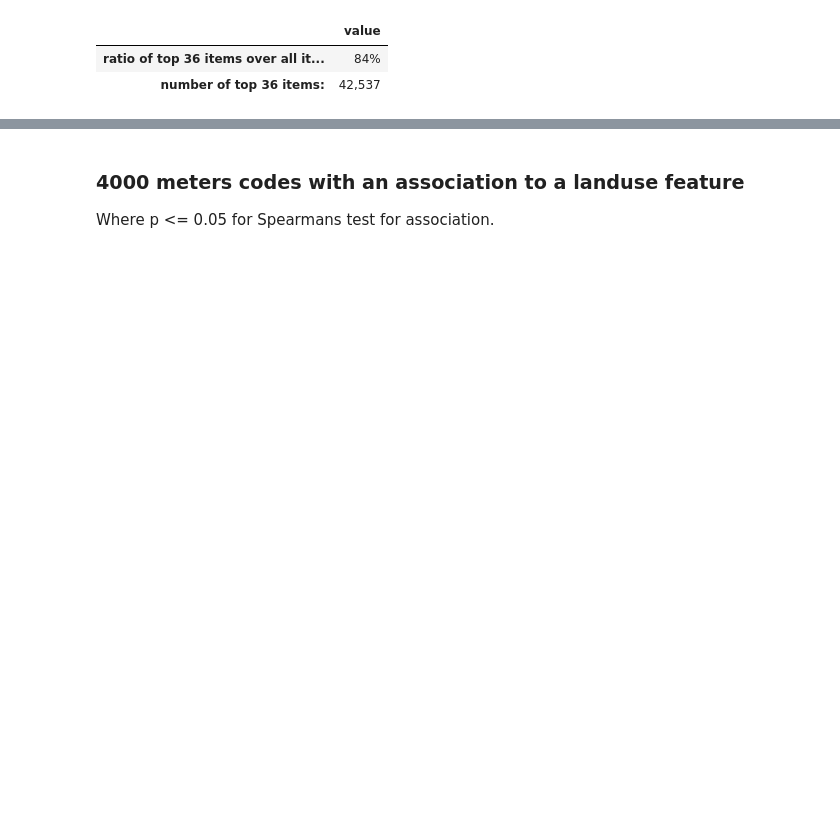
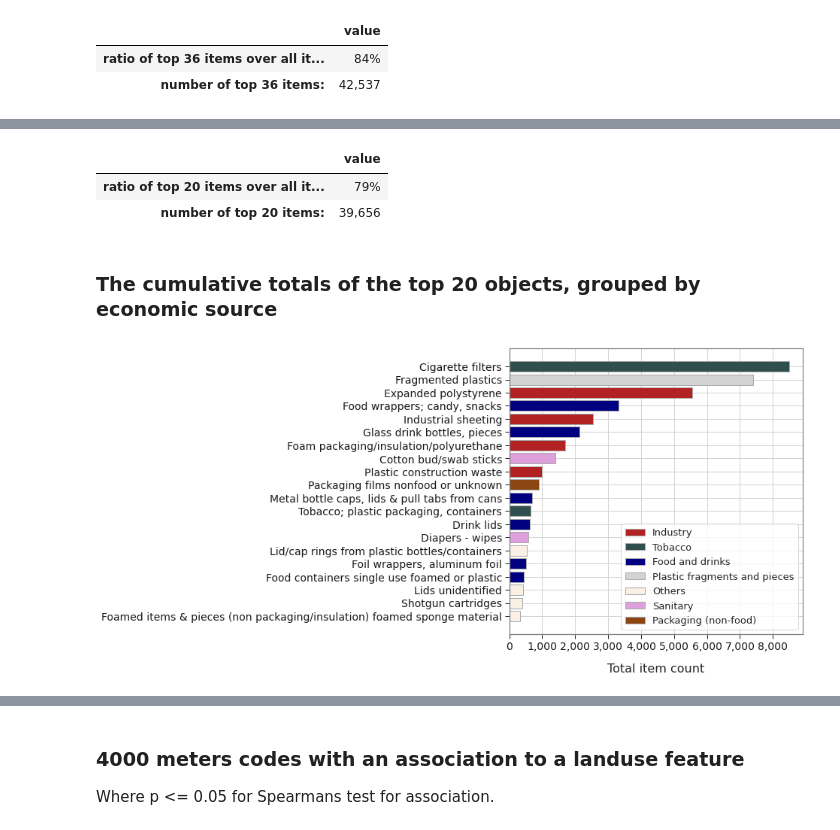
Before and after one commit to hammerdirt-analyst/landuse, a Jupyter notebook: spearmansrho_luse.ipynb, the cells around one changed output, grey strips where cells are left out. Drawn from its saved outputs; the diff is of its cells as text; code cells hidden in the pictures; blank space fills up the shorter version.

```diff
--- a/spearmansrho_luse.ipynb
+++ b/spearmansrho_luse.ipynb
@@ -1113,0 +630,80 @@ lt3500
+# %%
+# the % total of the top 20 objects included in the analysis
+# with respect to the total number of objects collected
+dT20 =a1500.iloc[:20,:]
+dT20 = dT20[['description', 'quantity']]
+
+index = ['ratio of top 20 items over all items:','number of top 20 items:']
+data = [f"{(round((dT20.quantity.sum()/t['quantity'])*100))}%","{:,}".format(round(dT20.quantity.sum()))]
+
+q_and_p20 = pd.DataFrame(data=data, index=index, columns=["value"])
+q_and_p20
+# %% [output]
+|  | value |
+| ratio of top 20 items over all it... | 79% |
+| number of top 20 items: | 39,656 |
+# %% [markdown]
+### The cumulative totals of the top 20 objects, grouped by economic source
+# %%
+# define the broad categories:
+tobaco = ["Tobacco", "Smoking related"]
+industry = ['Industry','Construction', 'Industrial', 'Manufacturing']
+sanitary = ["Sanitary", "Personal hygiene", "Water treatment"]
+packaging = ['Packaging (non-food)','Packaging films nonfood or unknown', 'Paper packaging']
+food = ['Food and drinks','Foil wrappers, aluminum foil', 'Food and drinks', 'Food and drink']
+fragments = ['Plastic fragments and pieces',
+             'Plastic fragments angular <5mm',
+             'Styrofoam < 5mm',
+             'Plastic fragments rounded <5mm',
+             'Foamed  plastic <5mm',
+             'Fragmented plastics']
+
+conditions = [tobaco, industry, sanitary, packaging, food, fragments]
+
+codes = dT20.index
+
+for each_code in codes:
+    srcs = dfCodes.loc[each_code][["source", "source_two", "source_three", "description"]]
+
+    a = check_condition(srcs.values, conditions, len(conditions)-1)
+    dT20.loc[each_code, "Type"] = a
+
+fig, ax = plt.subplots(figsize=(7,7))
+colors = {'Industry': 'firebrick', 'Tobacco': 'darkslategrey', 'Food and drinks': 'navy', 'Plastic fragments and pieces':'lightgrey',
+         'Others':'linen','Sanitary':'plum','Packaging (non-food)':'saddlebrown'}
+N = 3
+ind = np.arange(N)
+width = 0.6
+
+labels = list(colors.keys())
+handles = [plt.Rectangle((0,0),1,1, color=colors[label]) for label in labels]
+
+ax.barh(dT20.description, dT20.quantity, color=[colors[i] for i in dT20.Type], edgecolor='darkgrey')
+ax.invert_yaxis()
+ax.set_ylabel('')
+ax.set_xticks([0,1000,2000,3000,4000,5000,6000,7000,8000])
+ax.set_xticklabels([0,'1,000','2,000','3,000','4,000','5,000','6,000','7,000','8,000'])
+
+ax.set_xlabel('Total item count', fontsize=16, labelpad =15)
+ax.xaxis.set_ticks_position('bottom')
+ax.yaxis.set_ticks_position('left')
+ax.tick_params(labelcolor='k', labelsize=14, width=1)
+ax.yaxis.grid(color='lightgray')
+ax.xaxis.grid(color='lightgray')
+ax.set_facecolor('white')
+
+plt.legend(handles, labels, fontsize=13,facecolor='white')
+for ha in ax.legend_.legendHandles:
+    ha.set_edgecolor("darkgrey")
+
+plt.grid(True)
+ax.spines['top'].set_color('0.5')
+ax.spines['right'].set_color('0.5')
+ax.spines['bottom'].set_color('0.5')
+ax.spines['left'].set_color('0.5')
+
+# plt.savefig('C:/Users/schre086/figures/land_use_ch/top_20items.png', bbox_inches='tight')
+
+plt.show()
+# %% [output]
+[figure, added]
```
Also changed, not shown: parts of 105 cells of this notebook.
